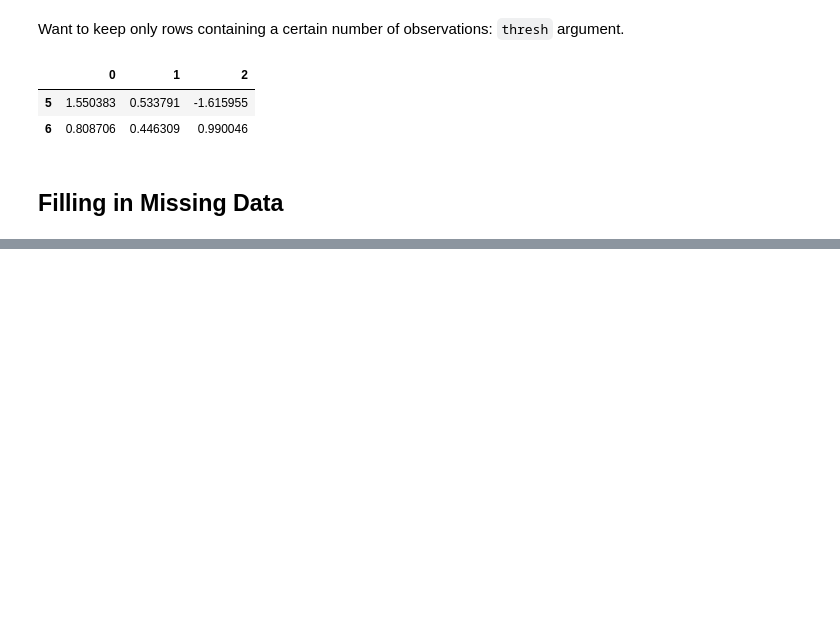
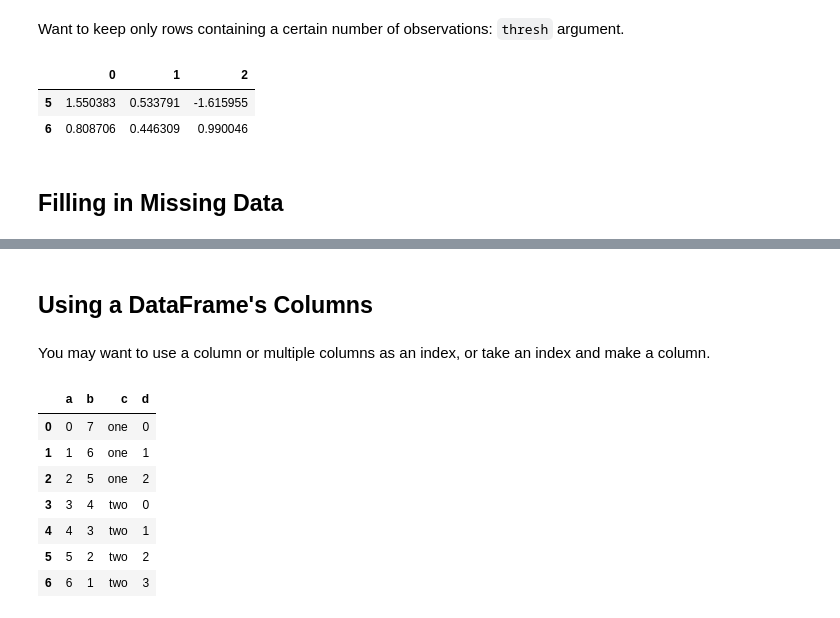
Before and after one commit to rerwin21/python_for_data_analysis, a Jupyter notebook: Chap_5.ipynb, the cells around one changed output, grey strips where cells are left out. Drawn from its saved outputs; the diff is of its cells as text; code cells hidden in the pictures; blank space fills up the shorter version.

```diff
--- a/Chap_5.ipynb
+++ b/Chap_5.ipynb
@@ -1941,0 +2282,4 @@ df.dropna(thresh=3)
+# %% [markdown]
+## Using a DataFrame's Columns
+# %% [markdown]
+You may want to use a column or multiple columns as an index, or take an index and make a column.
@@ -1941,0 +2291,11 @@ df.dropna(thresh=3)
+# %%
+frame
+# %% [output]
+|  | a | b | c | d |
+| 0 | 0 | 7 | one | 0 |
+| 1 | 1 | 6 | one | 1 |
+| 2 | 2 | 5 | one | 2 |
+| 3 | 3 | 4 | two | 0 |
+| 4 | 4 | 3 | two | 1 |
+| 5 | 5 | 2 | two | 2 |
+| 6 | 6 | 1 | two | 3 |
```
Also changed, not shown: parts of 53 cells of this notebook.
